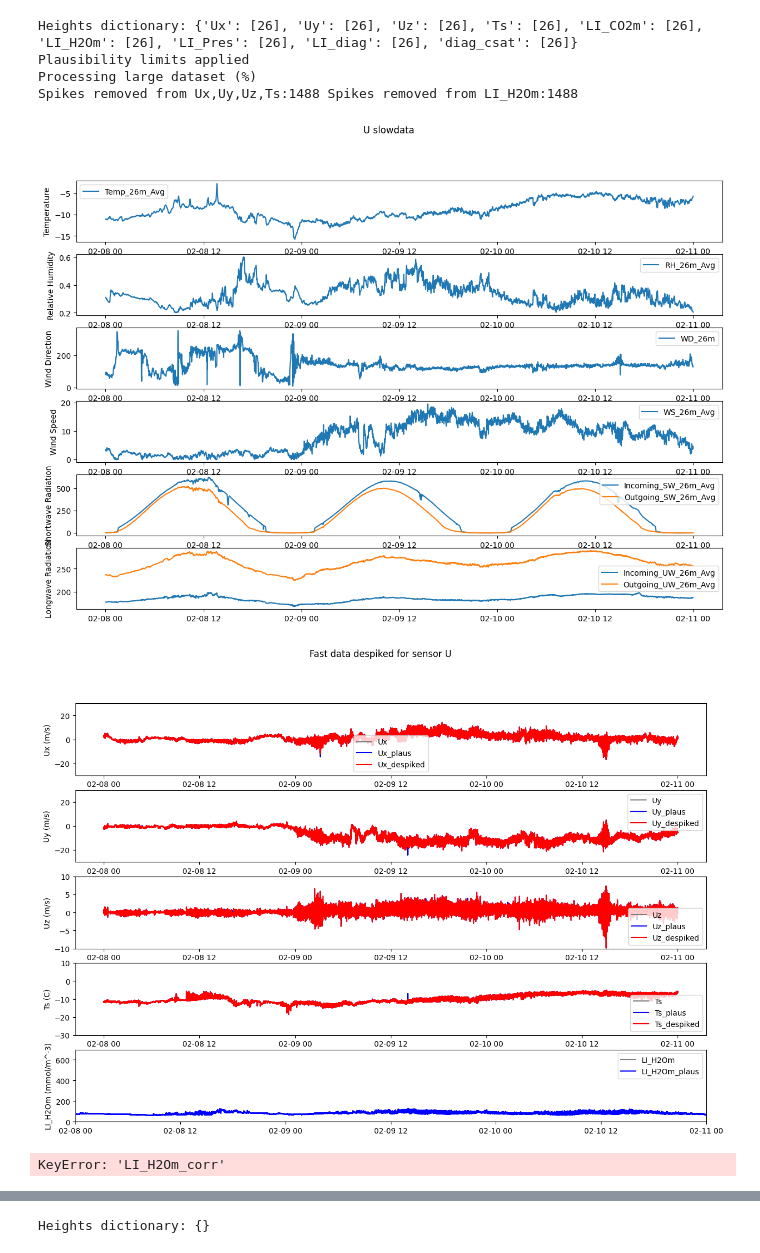
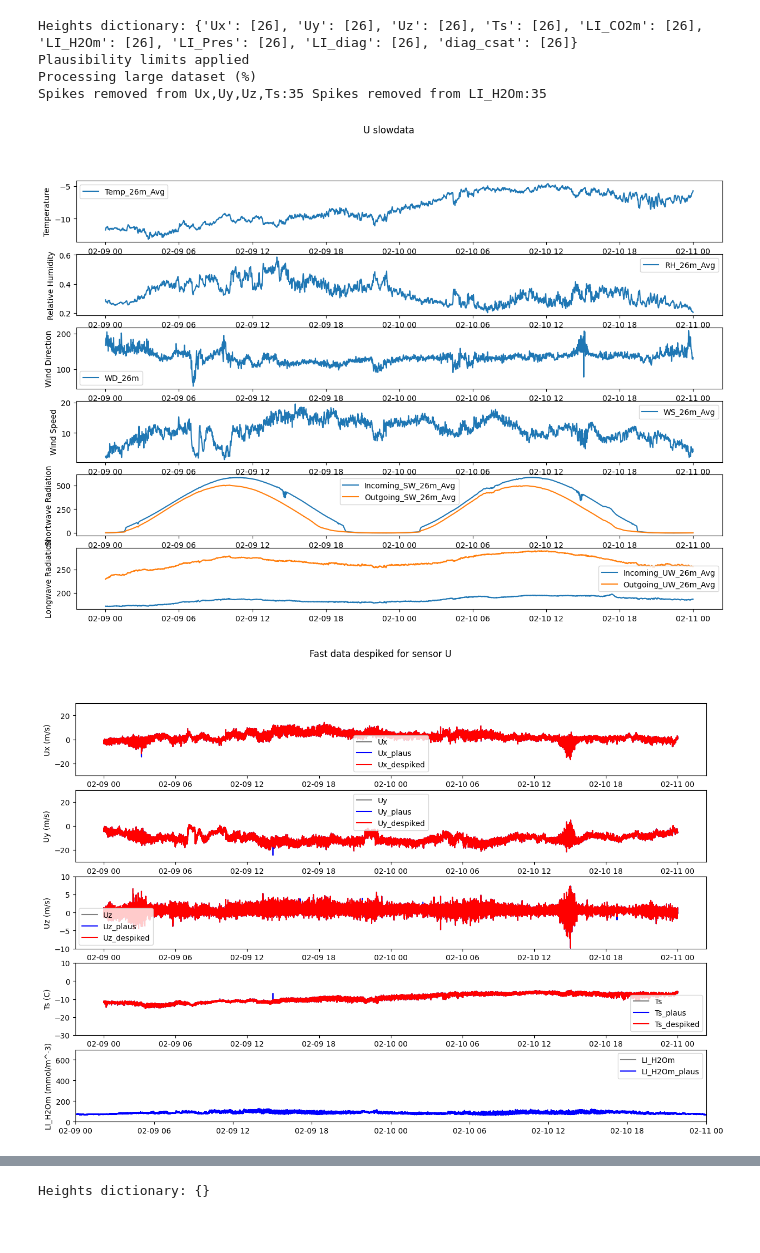
Before and after one commit to Rainette9/DataProcessingScripts, a Jupyter notebook: Processing_main.ipynb, the cells around one changed output, grey strips where cells are left out. Drawn from its saved outputs; the diff is of its cells as text; code cells hidden in the pictures.

```diff
--- a/Processing_main.ipynb
+++ b/Processing_main.ipynb
@@ -30,28 +32,33 @@ from Func_MRFD import *
 from Func_DR import *
 # %%
 sensor='U'
-start='2025-02-08 00:00'
+start='2025-02-09 00:00'
 end='2025-02-11 00:00'
 
 """GET SENSOR INFO"""
 plim, calibration_coefficients, heights, folder_name = get_sensor_info(sensor)
 """READ FAST AND SLOW DATA from folder"""
 folder=f'/home/engbers/Documents/PhD/Data/EC/{folder_name}/'
 fastdata=read_data(folder, 'fast', sensor, start, end)
 
 folder=f'/home/engbers/Documents/PhD/Data/EC/{folder_name}/'
 slowdata=read_data(folder, 'slow', sensor, start, end, plot_data=True)
 
 """DESPIKE, PLOT, AND SAVE"""
-despiked_fastdata=despike_fast_MAD(fastdata, slowdata, plim, sensor, plot_despike=True)
+despiked_fastdata=despike_fast_MAD(fastdata, slowdata, plim, sensor, calibration_coefficients=calibration_coefficients, plot_despike=True)
+despike_fast_MAD()
+"""DOUBLE ROTATE THE DATA TO ALIGN WIND VECTOR WITH X-AXIS"""
+fastdata_rot, angles=double_rotation(despiked_fastdata)
+
+
+""" APPLY MRD TO FIND AVERAGING  TIMESCALE"""
+
+M=16
+(mrd_x, mrd_data, time_middle)=completemrd(fastdata_rot, 'Uz', 'Ts', M, shift=round(int(0.1 * 2**M)), plot=True)
 # %% [output]
 Heights dictionary: {'Ux': [26], 'Uy': [26], 'Uz': [26], 'Ts': [26], 'LI_CO2m': [26], 'LI_H2Om': [26], 'LI_Pres': [26], 'LI_diag': [26], 'diag_csat': [26]}
 Plausibility limits applied
 Processing large dataset (%)
-Spikes removed from Ux,Uy,Uz,Ts:1488 Spikes removed from LI_H2Om:1488
+Spikes removed from Ux,Uy,Uz,Ts:35 Spikes removed from LI_H2Om:35
-[figure, old version]
+[figure, new version]
-[figure, old version]
+[figure, new version]
-# %%
-mrfd(despiked_fastdata.index, despiked_fastdata.Ux, despiked_fastdata.Uy, despiked_fastdata.Uz, despiked_fastdata.Ts, despiked_fastdata['LI_H2Om_corr'])
-# %% [output]
-KeyError: 'LI_H2Om_corr'
```
Also changed, not shown: parts of 44 cells of this notebook, 4 other files.
